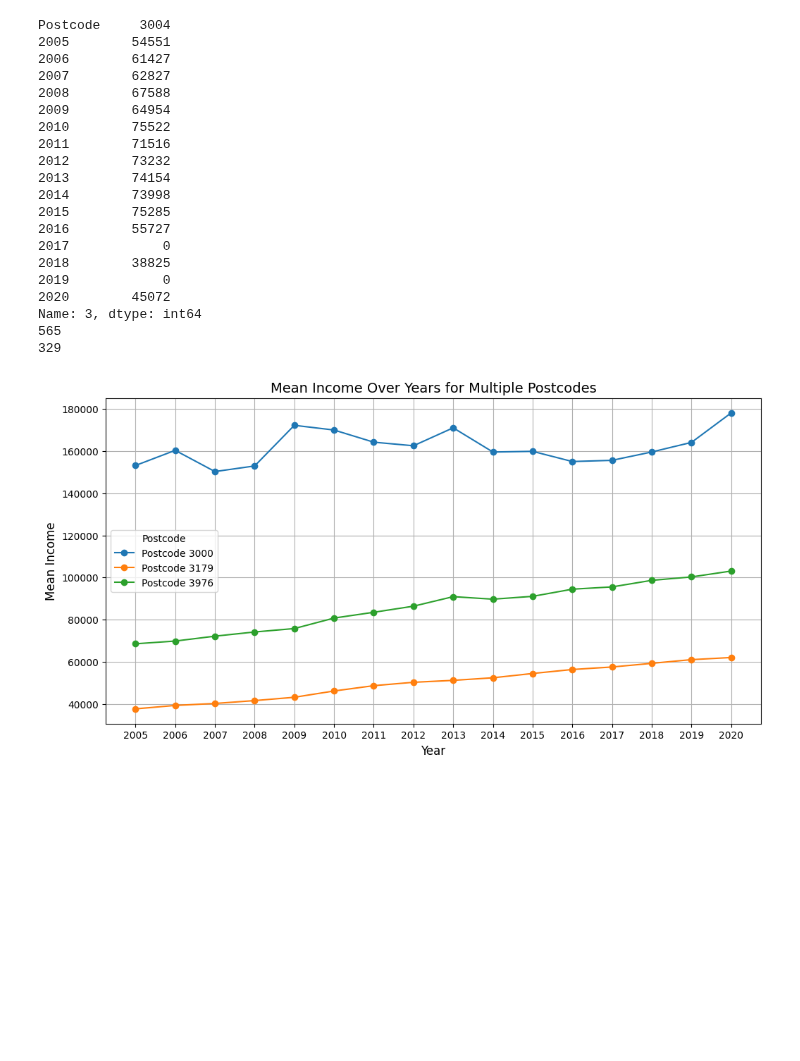
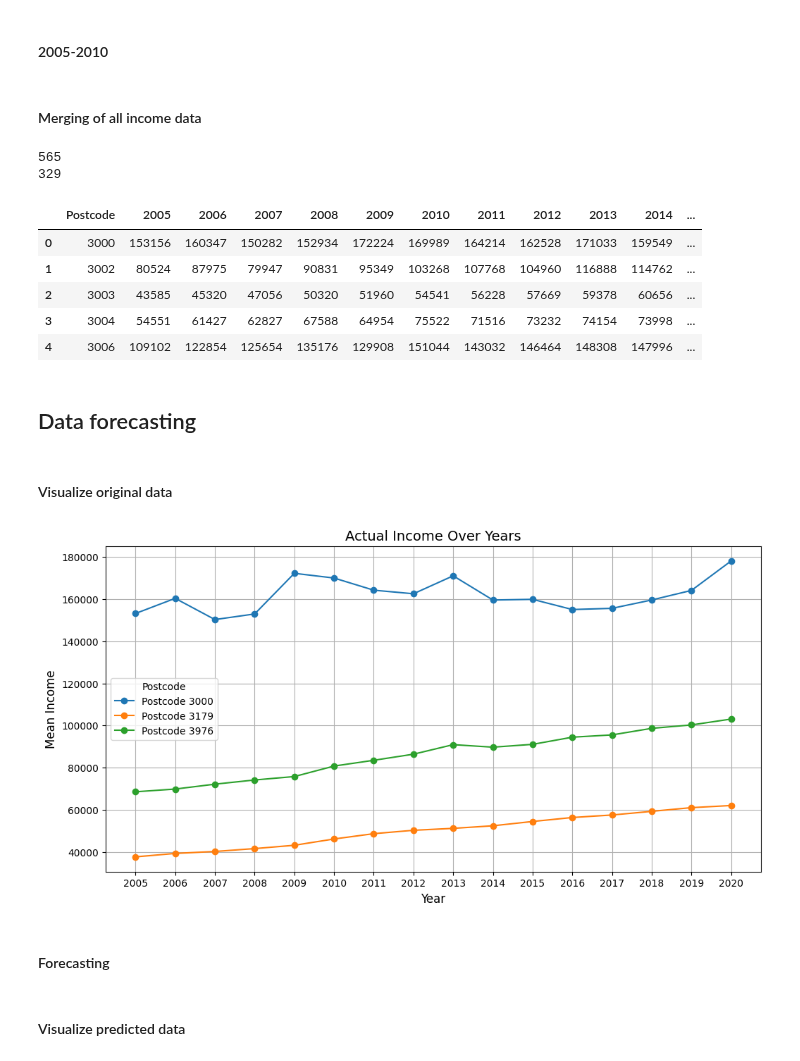
Before and after one commit to MAST30034-AppliedDataScience/project-2-group-real-estate-industry-project-16, a Jupyter notebook: notebooks/preprocess_income_2005-20.ipynb, the cells around one changed output. Saved outputs shown, nothing was run; the diff lists cells and outputs as text; code cells hidden in the pictures; blank space fills up the shorter version.

Commit message:
evaluate prediction for population and income

```diff
--- a/notebooks/preprocess_income_2005-20.ipynb
+++ b/notebooks/preprocess_income_2005-20.ipynb
@@ -99,6 +109,8 @@ sa2_11to16_df.columns = ['SA2_CODE_2011', 'SA2_NAME_2011', 'SA2_CODE_2016', 'SA2
 # change numbers to integers
 sa2_11to16_df['SA2_CODE_2011'] = sa2_11to16_df['SA2_CODE_2011'].astype(int)
 sa2_11to16_df['SA2_CODE_2016'] = sa2_11to16_df['SA2_CODE_2016'].astype(int)
+# %% [markdown]
+#### 2005-2010
 # %%
 # 2005-2010
 
@@ -134,6 +146,8 @@ income_05_10_df = income_05_10_df.merge(poa_df[['POA_CODE_2021', 'MB_CODE_2021']
                                     left_on='MB code', right_on='MB_CODE_2021', how='left')
 income_05_10_df.rename(columns={'POA_CODE_2021': 'Postcode'}, inplace=True)
 income_05_10_df.drop(columns=['MB_CODE_2021'], inplace=True)
+# %% [markdown]
+#### Merging of all income data
 # %%
 # Combine three df
 income_05_20_df = income_16_20_df.merge(income_11_16_df[['SA2_CODE_2021', '2011', '2012', '2013', '2014', '2015']],
@@ -154,56 +168,50 @@ income_05_20_df['Postcode'] = pd.to_numeric(income_05_20_df['Postcode'], errors=
 income_05_20_df = income_05_20_df.iloc[:, 2:]
 income_05_20_merged_df = income_05_20_df.groupby('Postcode').sum().reset_index()
 # %%
-print(income_05_20_merged_df.iloc[3,])
 print(len(income_05_20_df))
 print(len(income_05_20_merged_df))
+income_05_20_merged_df.head()
 # %% [output]
-Postcode     3004
-2005        54551
-2006        61427
-2007        62827
-2008        67588
-2009        64954
-2010        75522
-2011        71516
-2012        73232
-2013        74154
-2014        73998
-2015        75285
-2016        55727
-2017            0
-2018        38825
-2019            0
-2020        45072
-Name: 3, dtype: int64
 565
 329
+|  | Postcode | 2005 | 2006 | 2007 | 2008 | 2009 | 2010 | 2011 | 2012 | 2013 | 2014 | ... |
+| 0 | 3000 | 153156 | 160347 | 150282 | 152934 | 172224 | 169989 | 164214 | 162528 | 171033 | 159549 | ... |
+| 1 | 3002 | 80524 | 87975 | 79947 | 90831 | 95349 | 103268 | 107768 | 104960 | 116888 | 114762 | ... |
+| 2 | 3003 | 43585 | 45320 | 47056 | 50320 | 51960 | 54541 | 56228 | 57669 | 59378 | 60656 | ... |
+| 3 | 3004 | 54551 | 61427 | 62827 | 67588 | 64954 | 75522 | 71516 | 73232 | 74154 | 73998 | ... |
+| 4 | 3006 | 109102 | 122854 | 125654 | 135176 | 129908 | 151044 | 143032 | 146464 | 148308 | 147996 | ... |
 # %%
 # Save data
 income_05_20_merged_df.to_csv('../data/landing/preprocessed_income_2005-20.csv', index=False)
+# %% [markdown]
+## Data forecasting
+# %% [markdown]
+#### Visualize original data
 # %%
 # Visualize income
 import matplotlib.pyplot as plt
 
 # read data
 preprocessed_income_df = pd.read_csv('../data/landing/preprocessed_income_2005-20.csv', encoding='ISO-8859-1')
 
 # plot
 preprocessed_income_df = preprocessed_income_df.set_index('Postcode')
 selected_rows = preprocessed_income_df.loc[[3000, 3179, 3976]]
 
 plt.figure(figsize=(12,6))
 for postcode, row_data in selected_rows.iterrows():
     plt.plot(row_data.index, row_data.values, marker='o', linestyle='-', label=f'Postcode {postcode}')
 
-plt.title('Mean Income Over Years for Multiple Postcodes', fontsize=14)
+plt.title('Actual Income Over Years', fontsize=14)
 plt.xlabel('Year', fontsize=12)
 plt.ylabel('Mean Income', fontsize=12)
 plt.legend(title="Postcode")
 plt.grid(True)
 plt.show()
 # %% [output]
-[figure, old version]
+[figure, new version]
+# %% [markdown]
+#### Forecasting
 # %%
 # Predict income in 2000-2004, 2021-2025
 import numpy as np
@@ -252,4 +260,6 @@ preprocessed_income_df = preprocessed_income_df.reset_index()
 # %%
 # Save data
 preprocessed_income_df.to_csv('../data/landing/income_2000-27.csv', index=False)
+# %% [markdown]
+#### Visualize predicted data
 # %%
```
Also changed, not shown: parts of 17 cells of this notebook, 1 other file.
